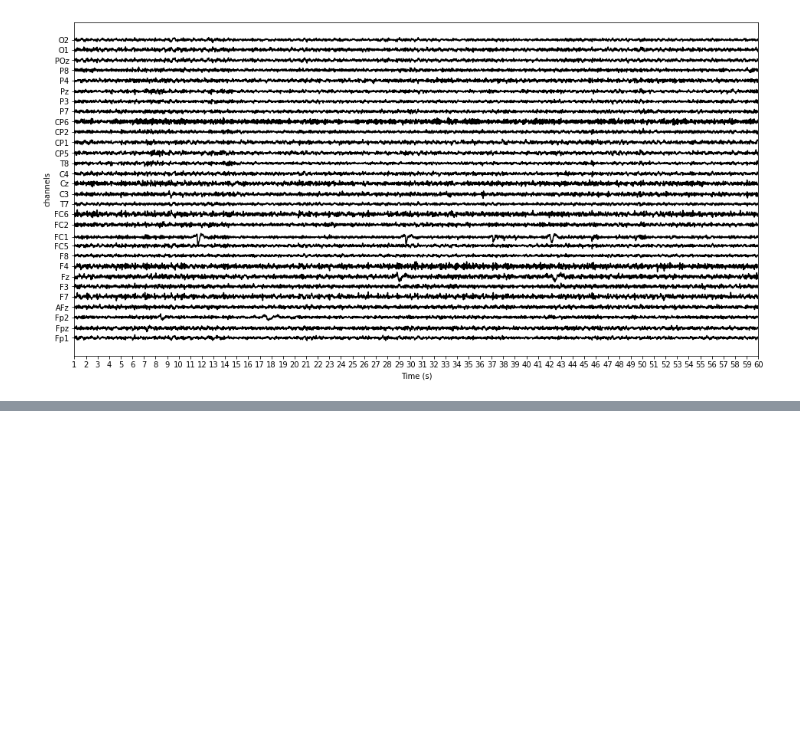
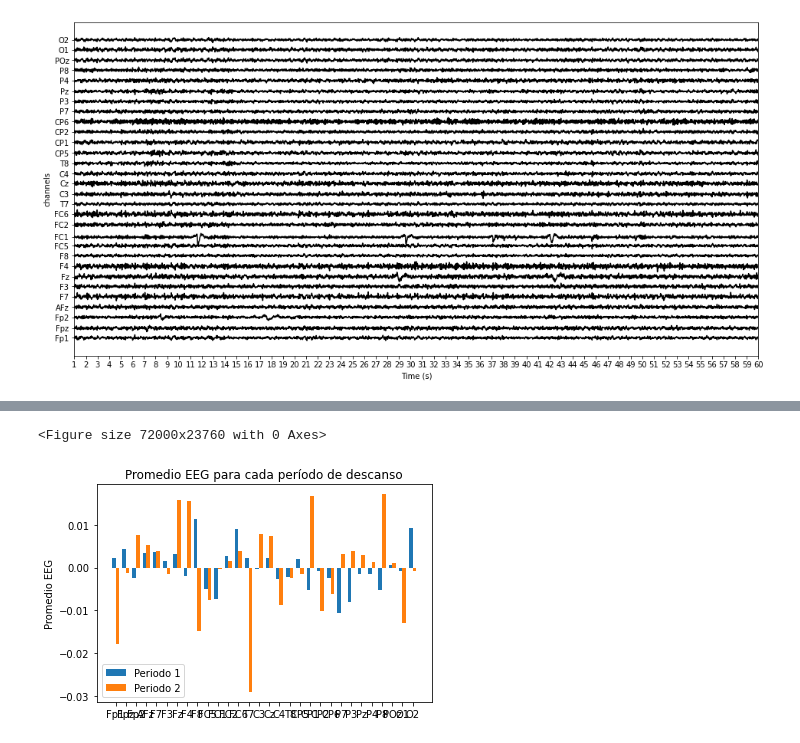
Before and after one commit to mglucini/tpDMCyT, a Jupyter notebook: src/trabajo.ipynb, the cells around one changed output, grey strips where cells are left out. Drawn from its saved outputs; the diff is of its cells as text; code cells hidden in the pictures; blank space fills up the shorter version.

Commit message:
promedios

```diff
--- a/src/trabajo.ipynb
+++ b/src/trabajo.ipynb
@@ -492,0 +540,43 @@ plt.show()
+# %%
+#Creo una dataframe por cada sujeto con los canales y los promedios de cada canal en el período 1 y el 2
+
+sujeto_8=pd.DataFrame()
+sujeto_8['ch_names'] = mont1020_30.ch_names
+sujeto_8['mean1'] = sujeto_8_1.iloc[:, 1:].mean(axis=1)
+sujeto_8['mean2'] = sujeto_8_2.iloc[:, 1:].mean(axis=1)
+
+sujeto_9=pd.DataFrame()
+sujeto_9['ch_names'] = mont1020_30.ch_names
+sujeto_9['mean1'] = sujeto_9_1.iloc[:, 1:].mean(axis=1)
+sujeto_9['mean2'] = sujeto_9_2.iloc[:, 1:].mean(axis=1)
+
+sujeto_10=pd.DataFrame()
+sujeto_10['ch_names'] = mont1020_30.ch_names
+sujeto_10['mean1'] = sujeto_10_1.iloc[:, 1:].mean(axis=1)
+sujeto_10['mean2'] = sujeto_10_2.iloc[:, 1:].mean(axis=1)
+# %%
+# Grafico promedios
+
+fig, ax = plt.subplots()
+channels= mont1020_30.ch_names
+periodo1= sujeto_8['mean1'].to_list()
+periodo2= sujeto_8['mean2'].to_list()
+
+x = np.arange(len(channels))
+
+width = 0.35
+
+rects1 = ax.bar(x - width/2, periodo1, width, label='Periodo 1')
+rects2 = ax.bar(x + width/2, periodo2, width, label='Periodo 2')
+
+# Add some text for labels, title and custom x-axis tick labels, etc.
+ax.set_ylabel('Promedio EEG')
+ax.set_title('Promedio EEG para cada período de descanso')
+ax.set_xticks(x)
+ax.set_xticklabels(channels)
+ax.legend()
+
+plt.show()
+# %% [output]
+<Figure size 72000x23760 with 0 Axes>
+[figure, added]
```
Also changed, not shown: parts of 6 cells of this notebook.
